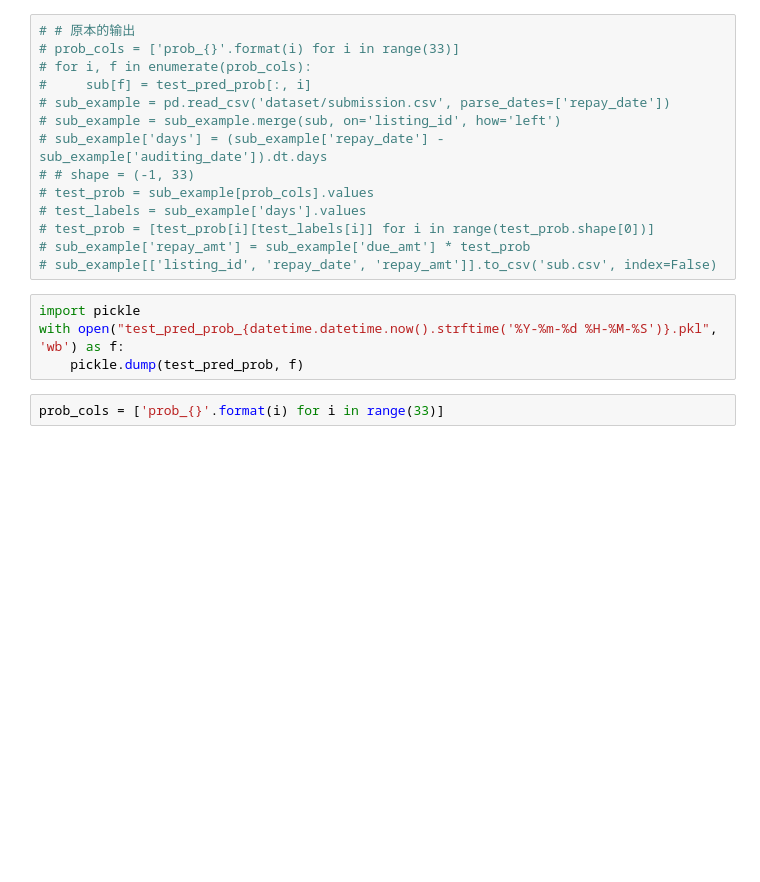
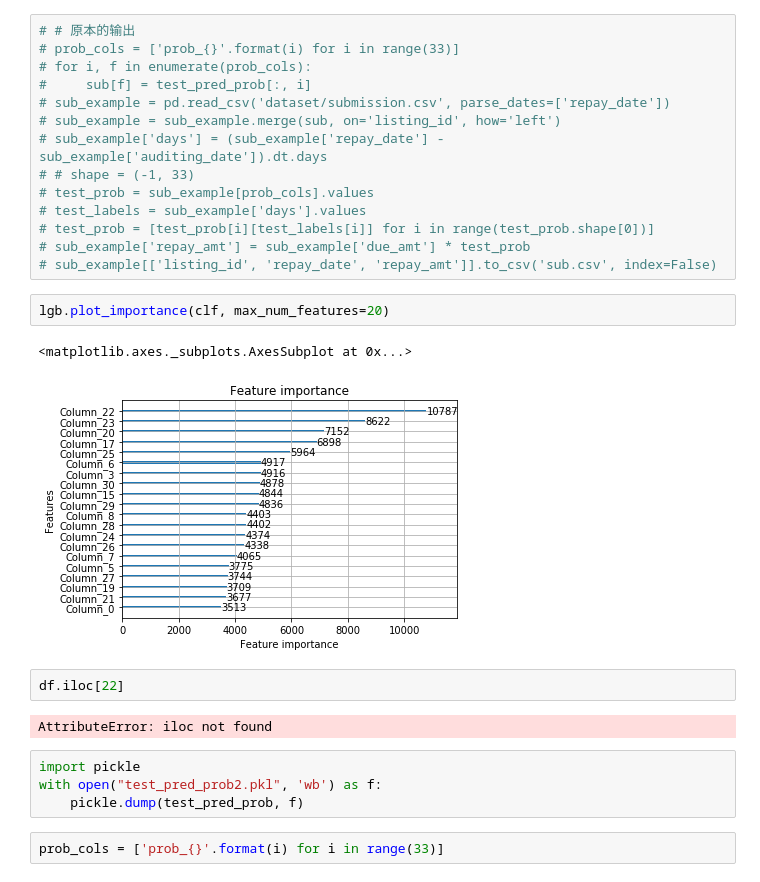
Before and after one commit to orangelle/magicmirror, a Jupyter notebook: baseline5_classifier.ipynb, the cells around one changed output. Cells and saved outputs as stored; diff of their text form; blank space fills up the shorter version.

```diff
--- a/baseline5_classifier.ipynb
+++ b/baseline5_classifier.ipynb
@@ -624,9 +651,18 @@ cv acc: 0.121083
 # test_prob = [test_prob[i][test_labels[i]] for i in range(test_prob.shape[0])]
 # sub_example['repay_amt'] = sub_example['due_amt'] * test_prob
 # sub_example[['listing_id', 'repay_date', 'repay_amt']].to_csv('sub.csv', index=False)
+# %%
+lgb.plot_importance(clf, max_num_features=20)
+# %% [output]
+<matplotlib.axes._subplots.AxesSubplot at 0x...>
+[figure, added]
+# %%
+df.iloc[22]
+# %% [output]
+AttributeError: iloc not found
 # %%
 import pickle
-with open("test_pred_prob_{datetime.datetime.now().strftime('%Y-%m-%d %H-%M-%S')}.pkl", 'wb') as f:
+with open("test_pred_prob2.pkl", 'wb') as f:
     pickle.dump(test_pred_prob, f)
 # %%
 prob_cols = ['prob_{}'.format(i) for i in range(33)]
```
Also changed, not shown: parts of 28 cells of this notebook, 3 other files.
